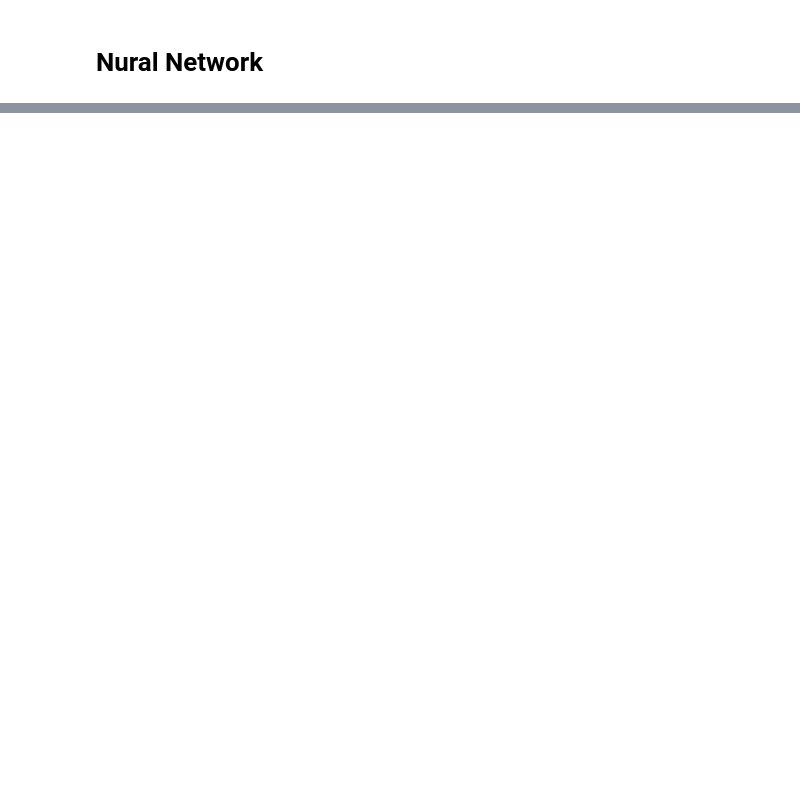
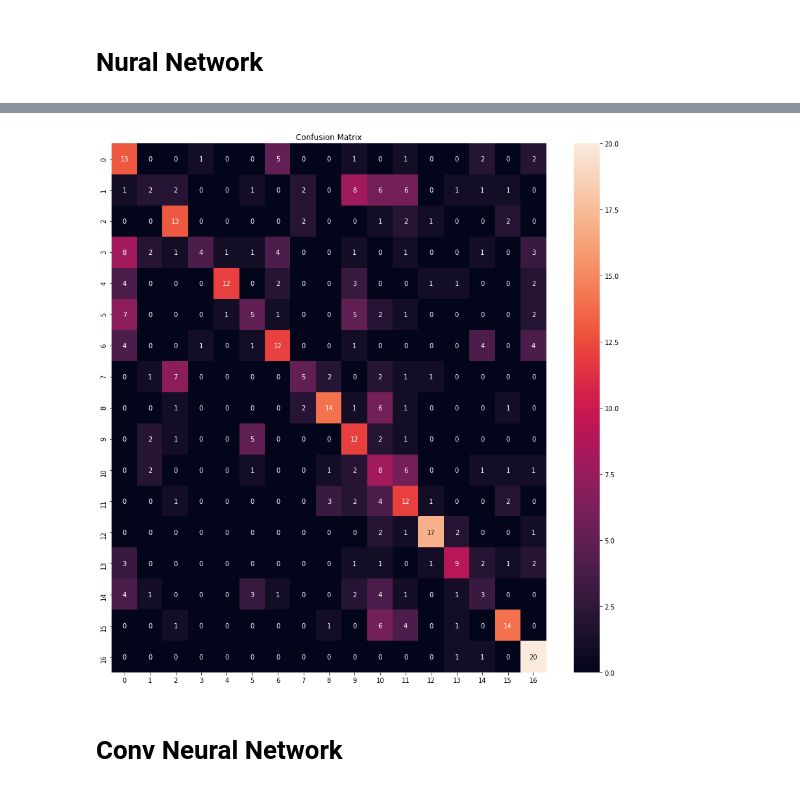
Before and after one commit to baalasangar/MLAI, a Jupyter notebook: 11_ComputerVision/Assignment/part4.ipynb, the cells around one changed output, grey strips where cells are left out. Cells and saved outputs as stored; diff of their text form; code cells hidden in the pictures; blank space fills up the shorter version.

```diff
--- a/11_ComputerVision/Assignment/part4.ipynb
+++ b/11_ComputerVision/Assignment/part4.ipynb
@@ -366,0 +286,10 @@ Epoch 6/500
+# %%
+y_predict = model_drop.predict_classes(X_test)
+fig, ax = plt.subplots(figsize=(15,15))
+cm = confusion_matrix(y_test_svc,y_predict)
+sns.heatmap(cm, annot=True, ax=ax)
+ax.set_title('Confusion Matrix');
+# %% [output]
+[figure, added]
+# %% [markdown]
+# Conv Neural Network
```
Also changed, not shown: parts of 29 cells of this notebook, 25 other files.
